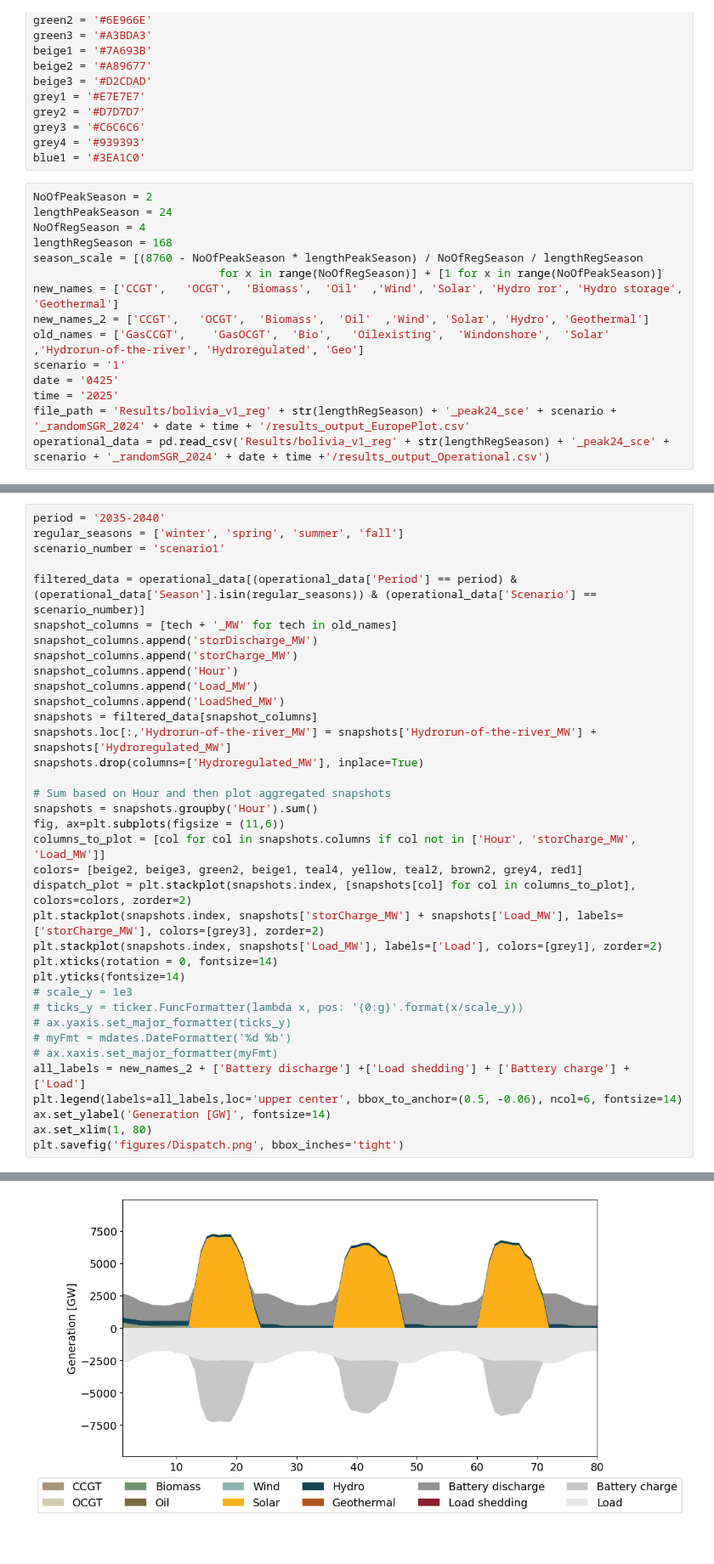
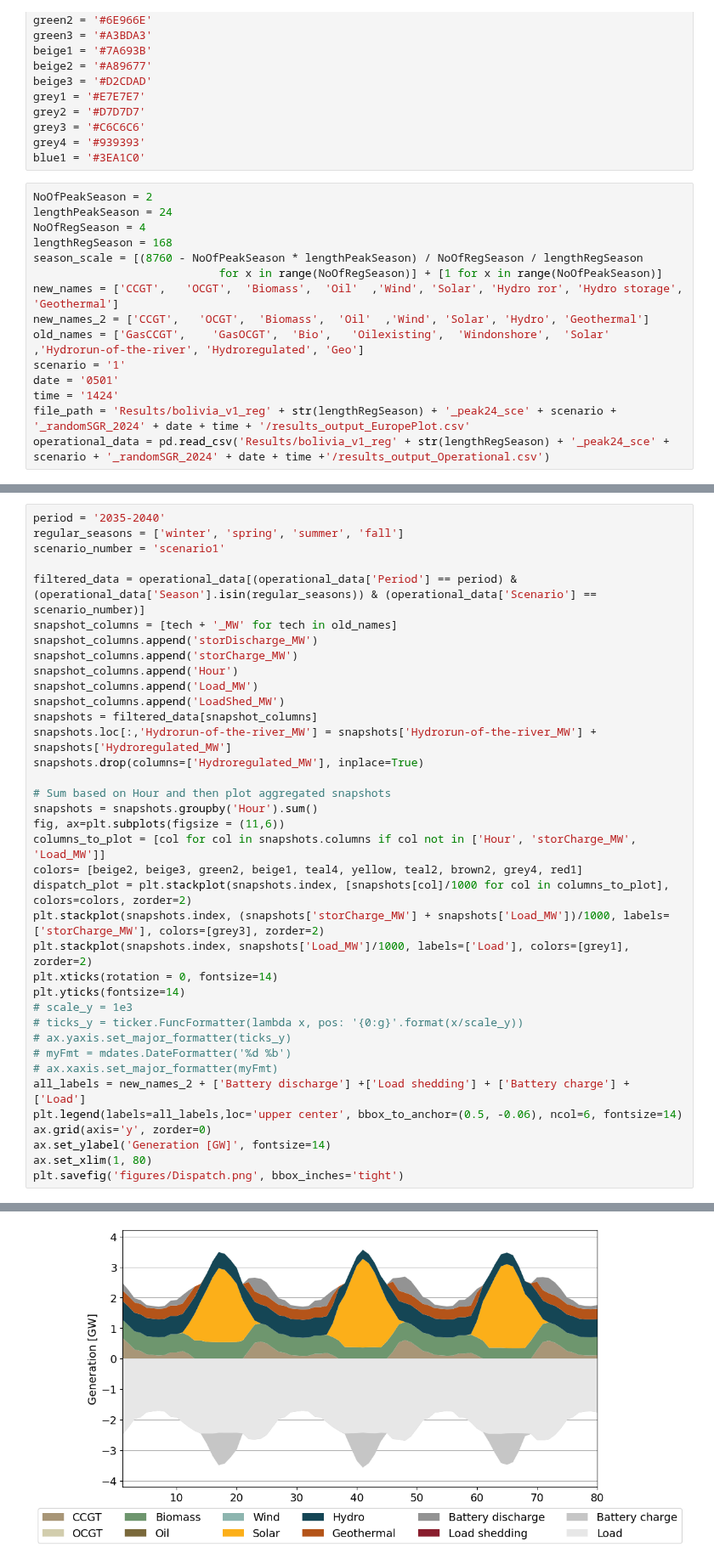
Before and after one commit to maribjorn/EMPIRE-BO, a Jupyter notebook: plot.ipynb, the cells around one changed output, grey strips where cells are left out. Shown at 85% size. Saved outputs shown, nothing was run; the diff lists cells and outputs as text.

```diff
--- a/plot.ipynb
+++ b/plot.ipynb
@@ -42,7 +42,7 @@ new_names = ['CCGT',   'OCGT',  'Biomass',  'Oil'  ,'Wind', 'Solar', 'Hydro ror'
 new_names_2 = ['CCGT',   'OCGT',  'Biomass',  'Oil'  ,'Wind', 'Solar', 'Hydro', 'Geothermal']
 old_names = ['GasCCGT',    'GasOCGT',  'Bio',   'Oilexisting',  'Windonshore',  'Solar'  ,'Hydrorun-of-the-river', 'Hydroregulated', 'Geo']
 scenario = '1'
-date = '0425'
-time = '2025'
+date = '0501'
+time = '1424'
 file_path = 'Results/bolivia_v1_reg' + str(lengthRegSeason) + '_peak24_sce' + scenario + '_randomSGR_2024' + date + time + '/results_output_EuropePlot.csv'
 operational_data = pd.read_csv('Results/bolivia_v1_reg' + str(lengthRegSeason) + '_peak24_sce' + scenario + '_randomSGR_2024' + date + time +'/results_output_Operational.csv')
@@ -175,34 +266,35 @@ snapshot_columns.append('storDischarge_MW')
 snapshot_columns.append('storCharge_MW')
 snapshot_columns.append('Hour')
 snapshot_columns.append('Load_MW')
 snapshot_columns.append('LoadShed_MW')
 snapshots = filtered_data[snapshot_columns]
 snapshots.loc[:,'Hydrorun-of-the-river_MW'] = snapshots['Hydrorun-of-the-river_MW'] + snapshots['Hydroregulated_MW']
 snapshots.drop(columns=['Hydroregulated_MW'], inplace=True)
 
 # Sum based on Hour and then plot aggregated snapshots
 snapshots = snapshots.groupby('Hour').sum()
 fig, ax=plt.subplots(figsize = (11,6))
 columns_to_plot = [col for col in snapshots.columns if col not in ['Hour', 'storCharge_MW', 'Load_MW']]
 colors= [beige2, beige3, green2, beige1, teal4, yellow, teal2, brown2, grey4, red1]
-dispatch_plot = plt.stackplot(snapshots.index, [snapshots[col] for col in columns_to_plot], colors=colors, zorder=2)
-plt.stackplot(snapshots.index, snapshots['storCharge_MW'] + snapshots['Load_MW'], labels=['storCharge_MW'], colors=[grey3], zorder=2)
-plt.stackplot(snapshots.index, snapshots['Load_MW'], labels=['Load'], colors=[grey1], zorder=2)
+dispatch_plot = plt.stackplot(snapshots.index, [snapshots[col]/1000 for col in columns_to_plot], colors=colors, zorder=2)
+plt.stackplot(snapshots.index, (snapshots['storCharge_MW'] + snapshots['Load_MW'])/1000, labels=['storCharge_MW'], colors=[grey3], zorder=2)
+plt.stackplot(snapshots.index, snapshots['Load_MW']/1000, labels=['Load'], colors=[grey1], zorder=2)
 plt.xticks(rotation = 0, fontsize=14)
 plt.yticks(fontsize=14)
 # scale_y = 1e3
 # ticks_y = ticker.FuncFormatter(lambda x, pos: '{0:g}'.format(x/scale_y))
 # ax.yaxis.set_major_formatter(ticks_y)
 # myFmt = mdates.DateFormatter('%d %b')
 # ax.xaxis.set_major_formatter(myFmt)
 all_labels = new_names_2 + ['Battery discharge'] +['Load shedding'] + ['Battery charge'] + ['Load']
 plt.legend(labels=all_labels,loc='upper center', bbox_to_anchor=(0.5, -0.06), ncol=6, fontsize=14)
+ax.grid(axis='y', zorder=0)
 ax.set_ylabel('Generation [GW]', fontsize=14)
 ax.set_xlim(1, 80)
 plt.savefig('figures/Dispatch.png', bbox_inches='tight')
 # %% [output]
 A value is trying to be set on a copy of a slice from a DataFrame
 
 See the caveats in the documentation: https://pandas.pydata.org/pandas-docs/stable/user_guide/indexing.html#returning-a-view-versus-a-copy
   snapshots.drop(columns=['Hydroregulated_MW'], inplace=True)
-[figure, old version]
+[figure, new version]
```
Also changed, not shown: parts of 7 cells of this notebook, 19 other files.
